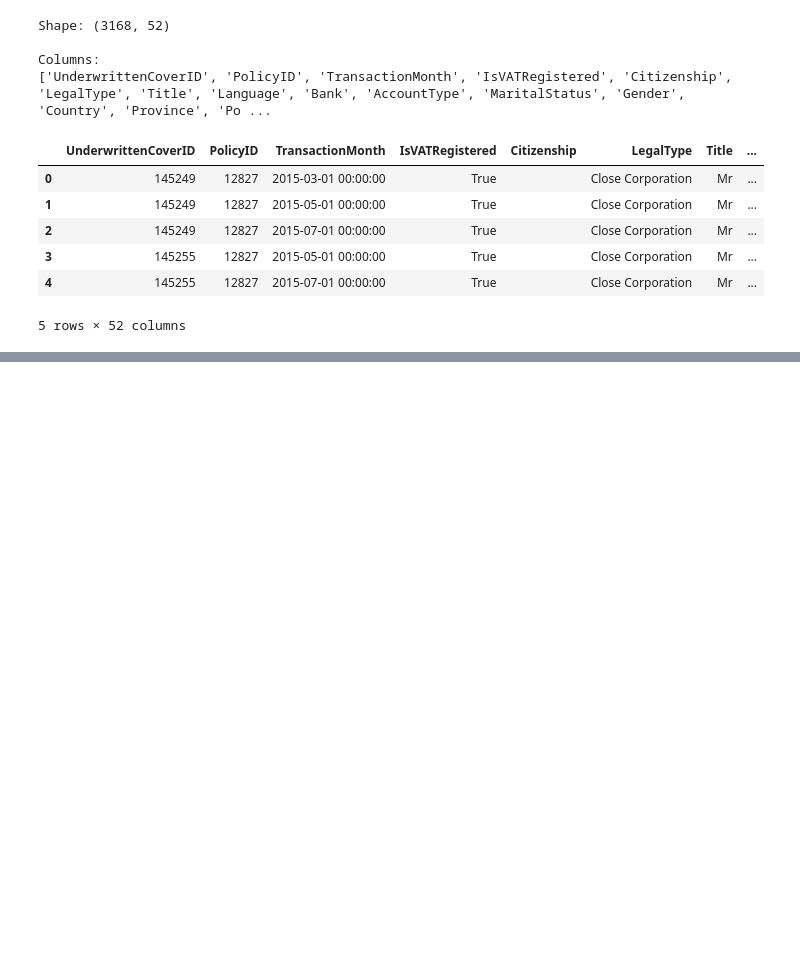
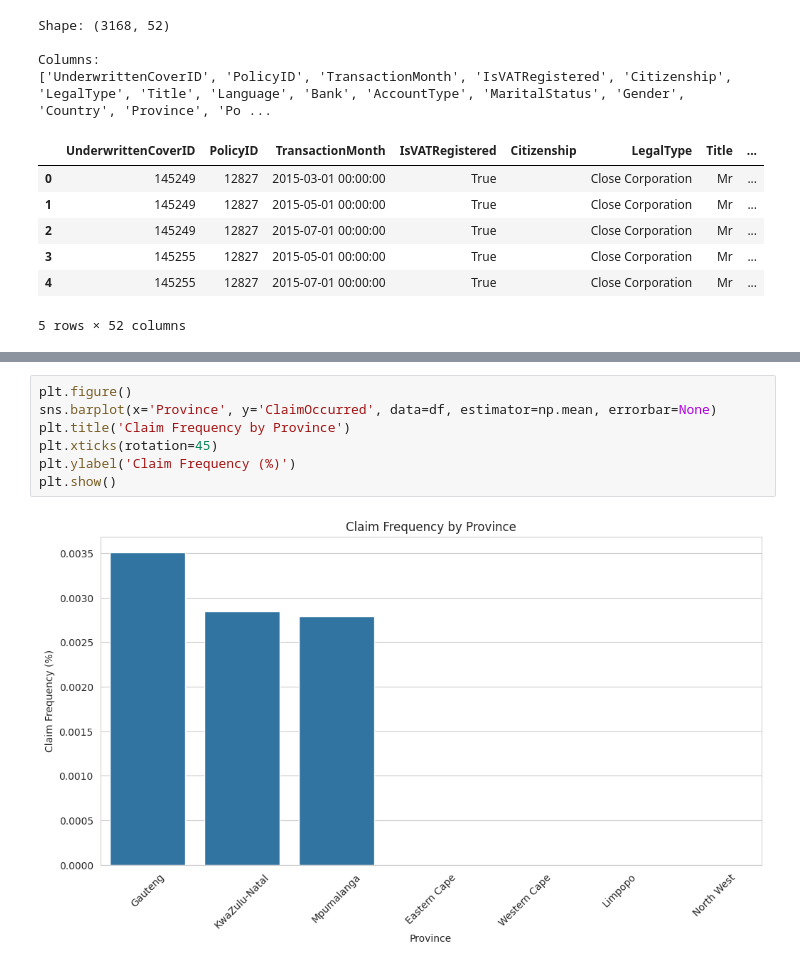
Before and after one commit to Sumeyahassen/insurance-risk-analytics, a Jupyter notebook: notebooks/01_eda.ipynb, the cells around one changed output, grey strips where cells are left out. Cells and saved outputs as stored; diff of their text form; blank space fills up the shorter version.

```diff
--- a/notebooks/01_eda.ipynb
+++ b/notebooks/01_eda.ipynb
@@ -73,0 +198,9 @@ memory usage: 1.2 MB
+# %%
+plt.figure()
+sns.barplot(x='Province', y='ClaimOccurred', data=df, estimator=np.mean, errorbar=None)
+plt.title('Claim Frequency by Province')
+plt.xticks(rotation=45)
+plt.ylabel('Claim Frequency (%)')
+plt.show()
+# %% [output]
+[figure, added]
```
Also changed, not shown: parts of 8 cells of this notebook.
